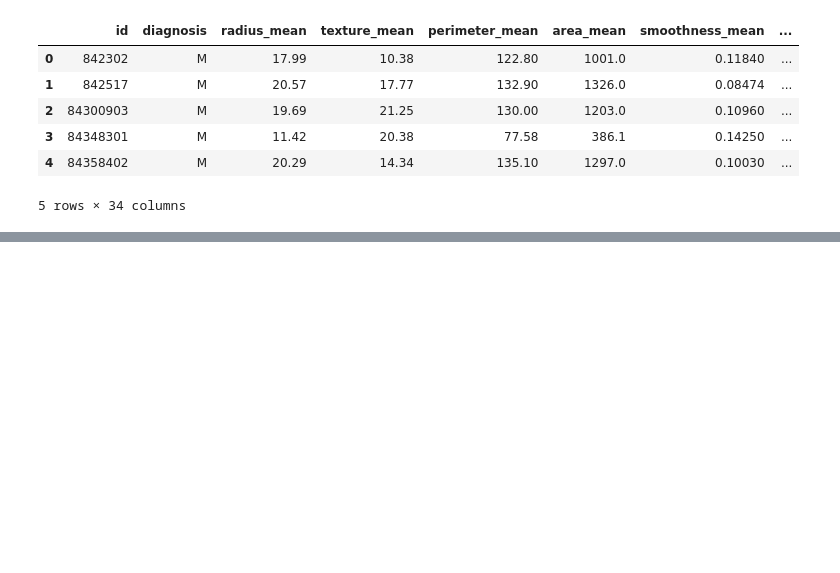
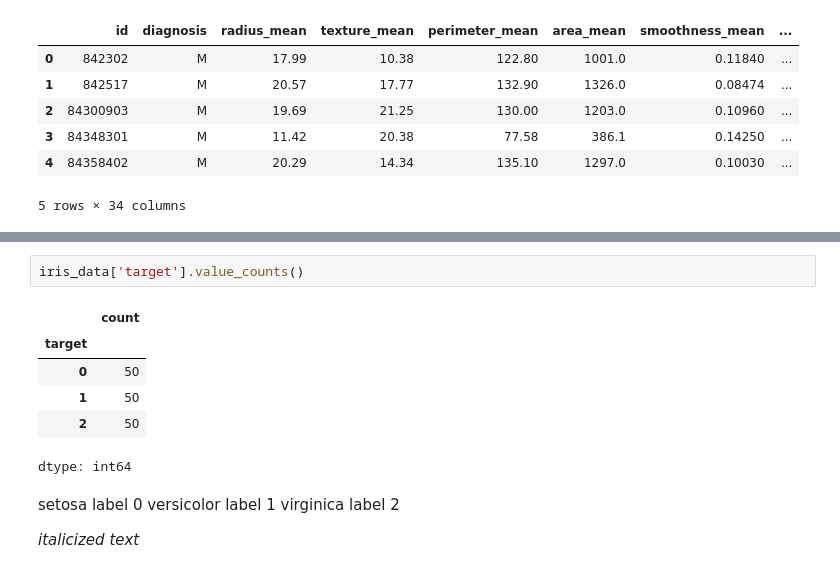
Before and after one commit to petermesy/Machine-Learning-ML, a Jupyter notebook: Label_Encoding.ipynb, the cells around one changed output, grey strips where cells are left out. Saved outputs shown, nothing was run; the diff lists cells and outputs as text; blank space fills up the shorter version.

```diff
--- a/Label_Encoding.ipynb
+++ b/Label_Encoding.ipynb
@@ -49,0 +96,15 @@ cancer_data.head()
+# %%
+iris_data['target'].value_counts()
+# %% [output]
+|  | count |
+| target |  |
+| 0 | 50 |
+| 1 | 50 |
+| 2 | 50 |
+dtype: int64
+# %% [markdown]
+setosa	label 0
+versicolor	label 1
+virginica   label 2
+
+*italicized text*
```
Also changed, not shown: parts of 9 cells of this notebook.
